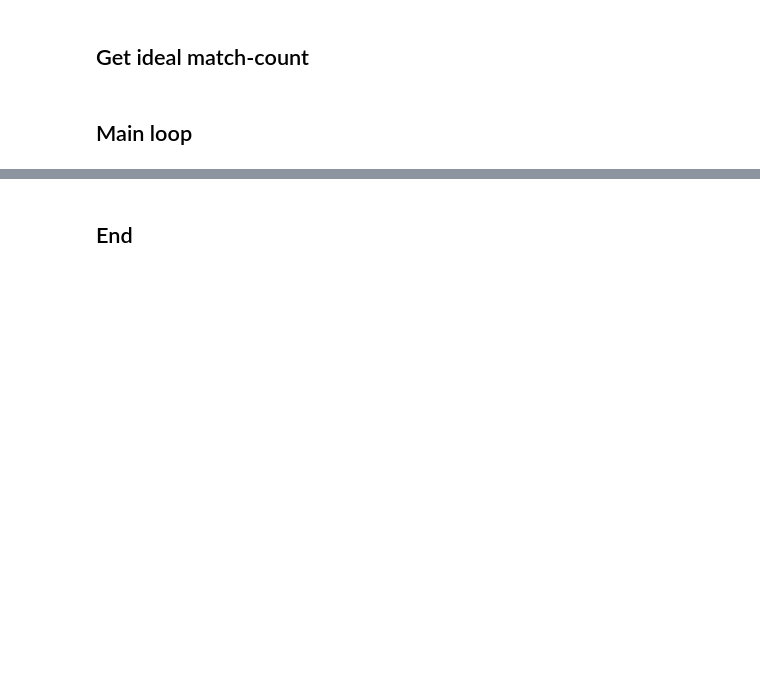
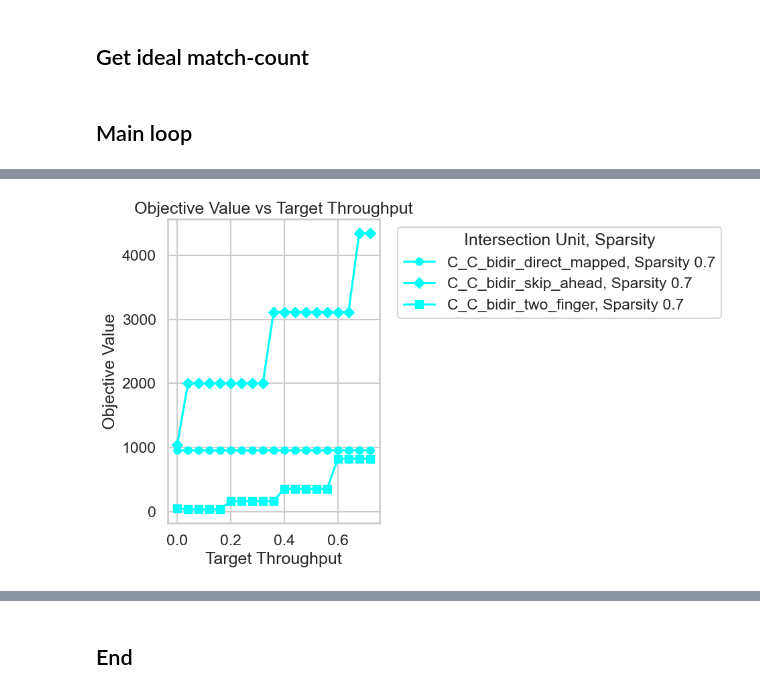
Before and after one commit to abf149/saftool, a Jupyter notebook: src/case_studies/saf_attributes/saf_attributes.ipynb, the cells around one changed output, grey strips where cells are left out. Saved outputs shown, nothing was run; the diff lists cells and outputs as text; code cells hidden in the pictures; blank space fills up the shorter version.

```diff
--- a/src/case_studies/saf_attributes/saf_attributes.ipynb
+++ b/src/case_studies/saf_attributes/saf_attributes.ipynb
@@ -632,0 +645,22 @@ df
+# %%
+def filter_dataframe(df, nc_value, md_in_vectorization_value):
+    """
+    Filters the DataFrame for specific nc and md_in_vectorization values,
+    where sparsity_fraction1 is greater than or equal to sparsity_fraction0,
+    and isect_feasible is True.
+
+    Parameters:
+    df (pd.DataFrame): The DataFrame to be filtered.
+    nc_value (int): The value of nc to filter for.
+    md_in_vectorization_value (int): The value of md_in_vectorization to filter for.
+
+    Returns:
+    pd.DataFrame: A filtered DataFrame based on the given conditions.
+    """
+    filtered_df = df[
+        (df['nc'] == nc_value) &
+        (df['md_in_vectorization'] == md_in_vectorization_value) &
+        (df['sparsity_fraction1'] == df['sparsity_fraction0']) &
+        (df['isect_feasible'] == True)
+    ]
+    return filtered_df
@@ -666,0 +769,5 @@ df_filtered_feasible
+# %%
+# df[df['isect_feasible'] == False]
+
+df_filt=filter_dataframe(df, 16, 4)
+df_filt
@@ -666,0 +788,5 @@ df_filtered_feasible
+# %%
+# df[df['isect_feasible'] == False]
+plot_objective_vs_target_thrpt(df_filt[df_filt['sparsity_fraction0']==0.7])
+# %% [output]
+[figure, added]
```
Also changed, not shown: parts of 42 cells of this notebook.
